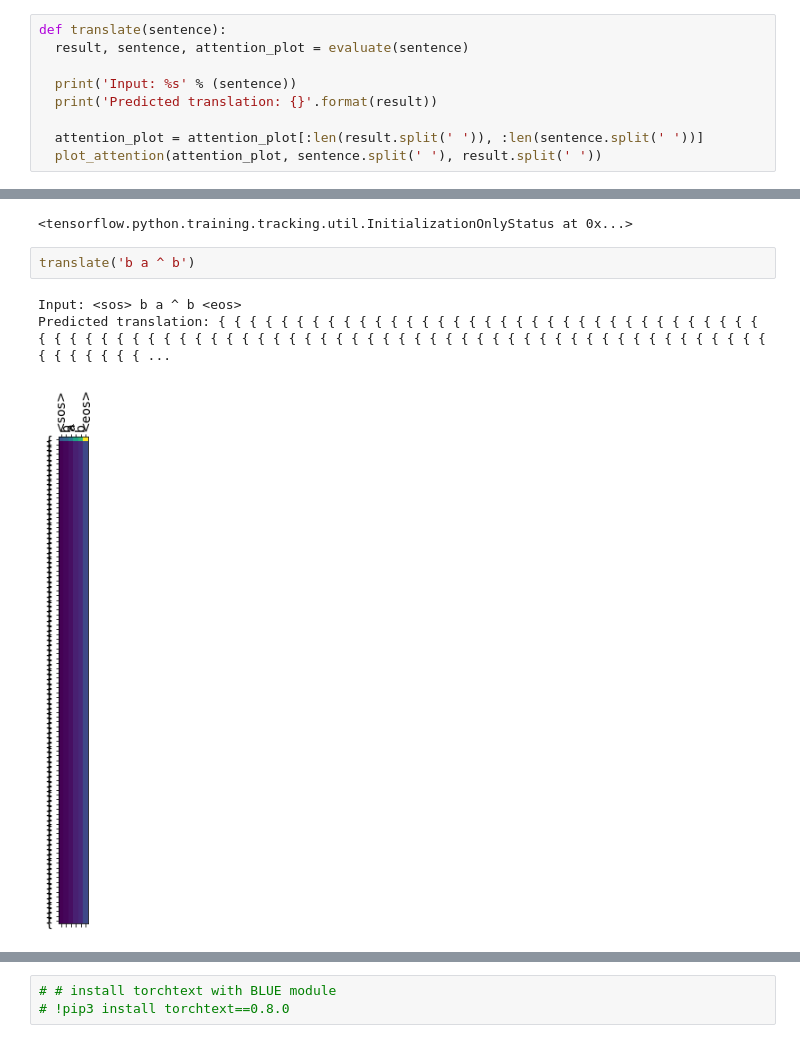
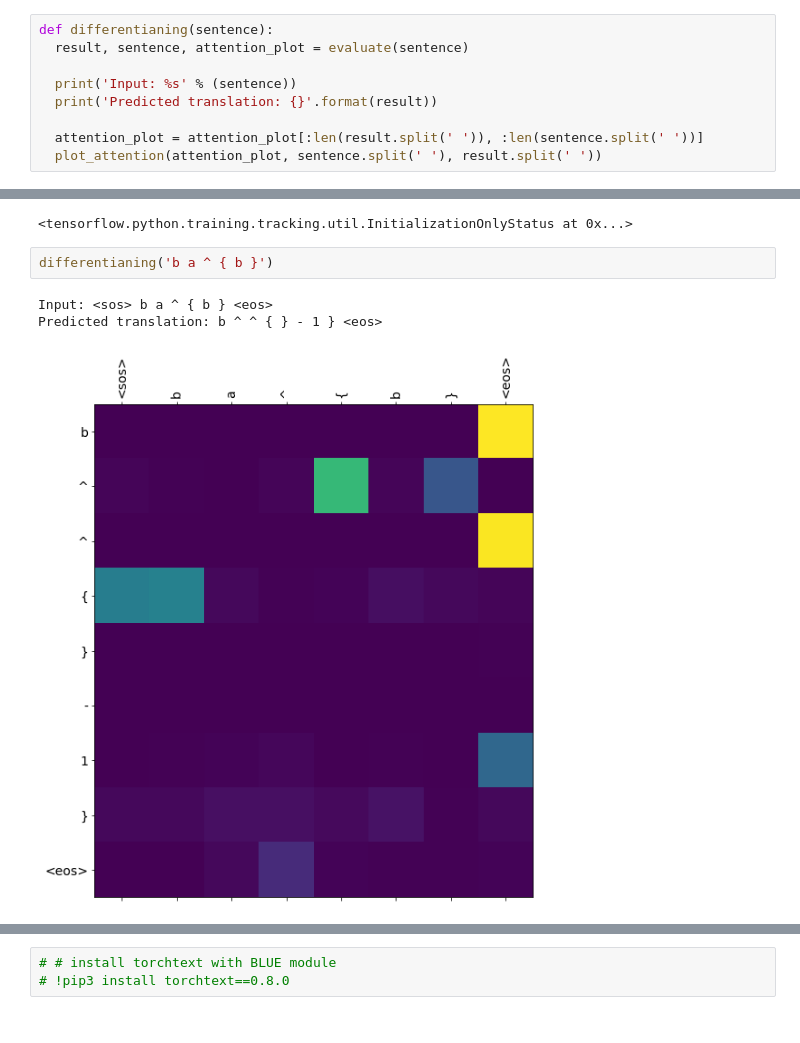
Before and after one commit to vasiliyeskin/differentiating_deep_neural_network, a Jupyter notebook: Differentiating_DNN.ipynb, the cells around one changed output, grey strips where cells are left out. Saved outputs shown, nothing was run; the diff lists cells and outputs as text.

```diff
--- a/Differentiating_DNN.ipynb
+++ b/Differentiating_DNN.ipynb
@@ -541,7 +559,7 @@ def plot_attention(attention, sentence, predicted_sentence):
 
   plt.show()
 # %%
-def translate(sentence):
+def differentianing(sentence):
   result, sentence, attention_plot = evaluate(sentence)
 
   print('Input: %s' % (sentence))
@@ -557,9 +575,9 @@ checkpoint.restore(tf.train.latest_checkpoint(checkpoint_dir))
 # %% [output]
 <tensorflow.python.training.tracking.util.InitializationOnlyStatus at 0x...>
 # %%
-translate('b a ^ b')
+differentianing('b a ^ { b }')
 # %% [output]
-Input: <sos> b a ^ b <eos>
-Predicted translation: { { { { { { { { { { { { { { { { { { { { { { { { { { { { { { { { { { { { { { { { { { { { { { { { { { { { { { { { { { { { { { { { { { { { { { { { { { { { { { { { { { { { { { { { { ...
+Input: <sos> b a ^ { b } <eos>
+Predicted translation: b ^ ^ { } - 1 } <eos>
-[figure, old version]
+[figure, new version]
 # %%
```
Also changed, not shown: parts of 10 cells of this notebook.
